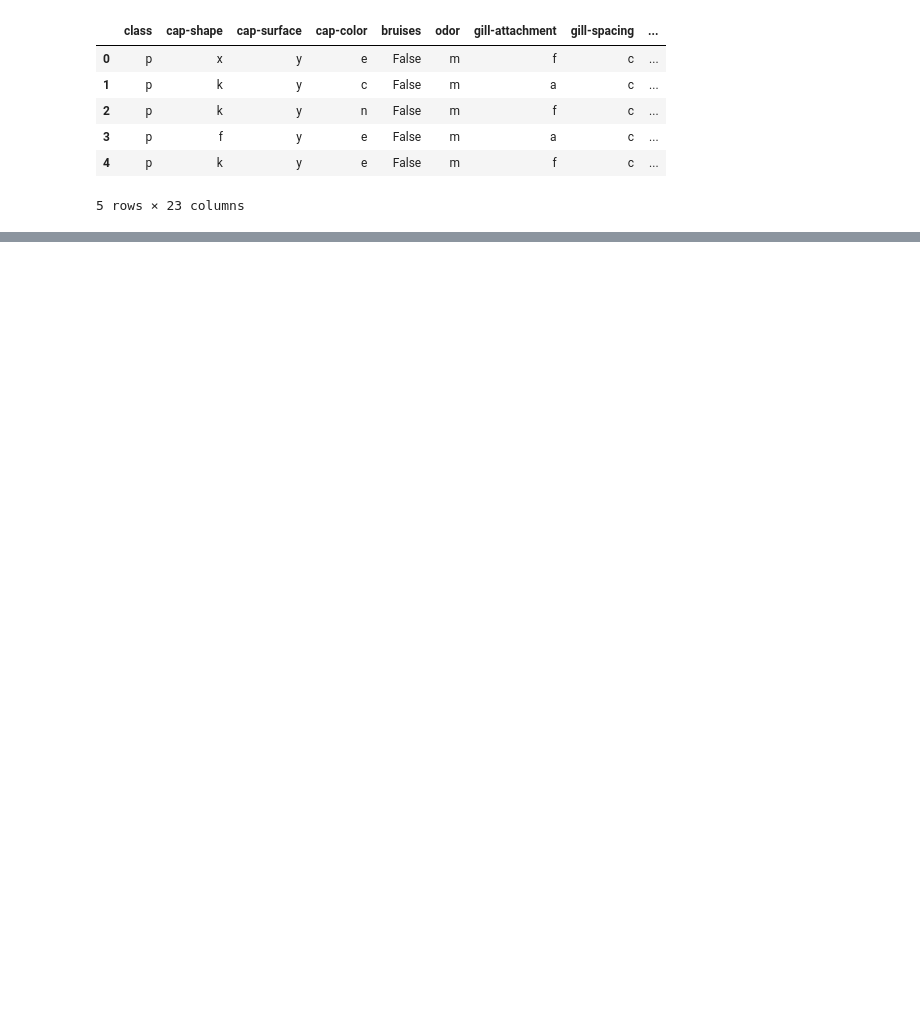
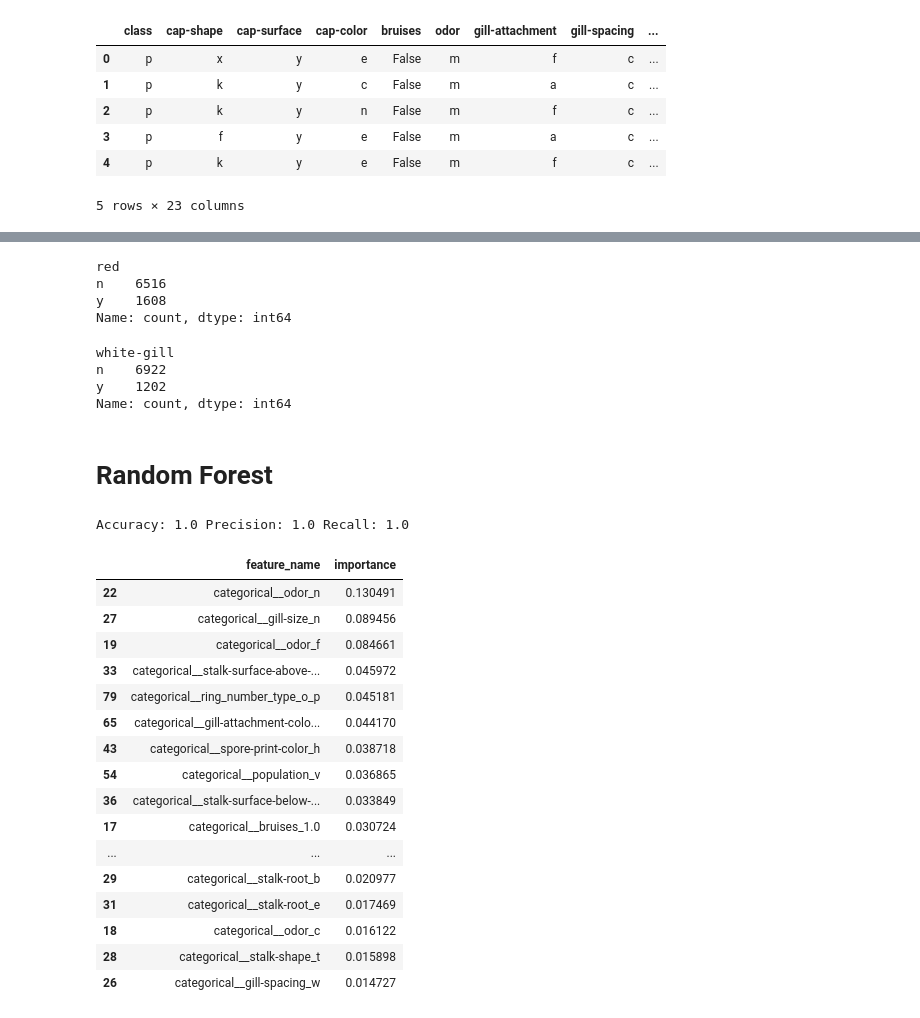
Before and after one commit to Vivian-Ellis/ML, a Jupyter notebook: Mushroom Classification : Random Forest/random_forest.ipynb, the cells around one changed output, grey strips where cells are left out. Saved outputs shown, nothing was run; the diff lists cells and outputs as text; code cells hidden in the pictures; blank space fills up the shorter version.

Commit message:
adding rf and feature importance

```diff
--- a/Mushroom Classification : Random Forest/random_forest.ipynb
+++ b/Mushroom Classification : Random Forest/random_forest.ipynb
@@ -116,0 +184,77 @@ sns.move_legend(ax, "lower center", bbox_to_anchor=(.5, .95), ncol=5, frameon=Fa
+# %%
+# is there red in the cap or stalk
+mushrooms['red']=np.where((mushrooms["cap-color"]=="e") | (mushrooms["stalk-color-above-ring"]=="e") | (mushrooms["stalk-color-below-ring"]=="e"),"y","n")
+mushrooms['red'].value_counts()
+# %% [output]
+red
+n    6516
+y    1608
+Name: count, dtype: int64
+# %%
+mushrooms=mushrooms.drop(["stalk-color-below-ring","stalk-color-above-ring"],axis=1)
+# %%
+# is there white on the gill?
+mushrooms['white-gill']=np.where(mushrooms["gill-color"]=="w","y","n")
+mushrooms=mushrooms.drop("gill-color",axis=1)
+mushrooms['white-gill'].value_counts()
+# %% [output]
+white-gill
+n    6922
+y    1202
+Name: count, dtype: int64
+# %% [markdown]
+# Random Forest
+# %%
+X = mushrooms.drop('class', axis=1)
+y = mushrooms['class']
+
+# this dataset only contains categorical features
+categorical_pipeline = Pipeline([('encoding', OneHotEncoder(drop='first', sparse_output=False))])
+data_pipeline = ColumnTransformer([('categorical', categorical_pipeline, X.columns)])
+
+# 20% out of bag test dataset
+X_train, X_test, y_train, y_test = train_test_split(X, y, test_size=0.2)
+
+
+pipeline = Pipeline(steps=[('data_pipeline', data_pipeline),('rf', RandomForestClassifier())])
+
+pipeline.fit(X_train, y_train)
+
+# evaluate the model on the out of bag test dataset
+y_pred = pipeline.predict(X_test)
+
+# metrics
+accuracy = accuracy_score(y_test, y_pred)
+precision = precision_score(y_test, y_pred, average='weighted')  # Adjust average if needed
+recall = recall_score(y_test, y_pred, average='weighted')  # Adjust average if needed
+print(f"Accuracy: {accuracy} Precision: {precision} Recall: {recall}")
+# %% [output]
+Accuracy: 1.0 Precision: 1.0 Recall: 1.0
+# %%
+# Create a series containing feature importances from the model and feature names from the training data
+feature_importances = pd.DataFrame(data={'feature_name':data_pipeline.get_feature_names_out(),
+                                         'importance':pipeline['rf'].feature_importances_
+                                        }
+                                )
+top_feats=feature_importances.sort_values(by='importance',ascending=False).head(20)
+bottom_feats=feature_importances.sort_values(by='importance',ascending=True).head(20)
+
+top_feats
+# %% [output]
+|  | feature_name | importance |
+| 22 | categorical__odor_n | 0.130491 |
+| 27 | categorical__gill-size_n | 0.089456 |
+| 19 | categorical__odor_f | 0.084661 |
+| 33 | categorical__stalk-surface-above-... | 0.045972 |
+| 79 | categorical__ring_number_type_o_p | 0.045181 |
+| 65 | categorical__gill-attachment-colo... | 0.044170 |
+| 43 | categorical__spore-print-color_h | 0.038718 |
+| 54 | categorical__population_v | 0.036865 |
+| 36 | categorical__stalk-surface-below-... | 0.033849 |
+| 17 | categorical__bruises_1.0 | 0.030724 |
+| ... | ... | ... |
+| 29 | categorical__stalk-root_b | 0.020977 |
+| 31 | categorical__stalk-root_e | 0.017469 |
+| 18 | categorical__odor_c | 0.016122 |
+| 28 | categorical__stalk-shape_t | 0.015898 |
+| 26 | categorical__gill-spacing_w | 0.014727 |
```
Also changed, not shown: parts of 15 cells of this notebook.
